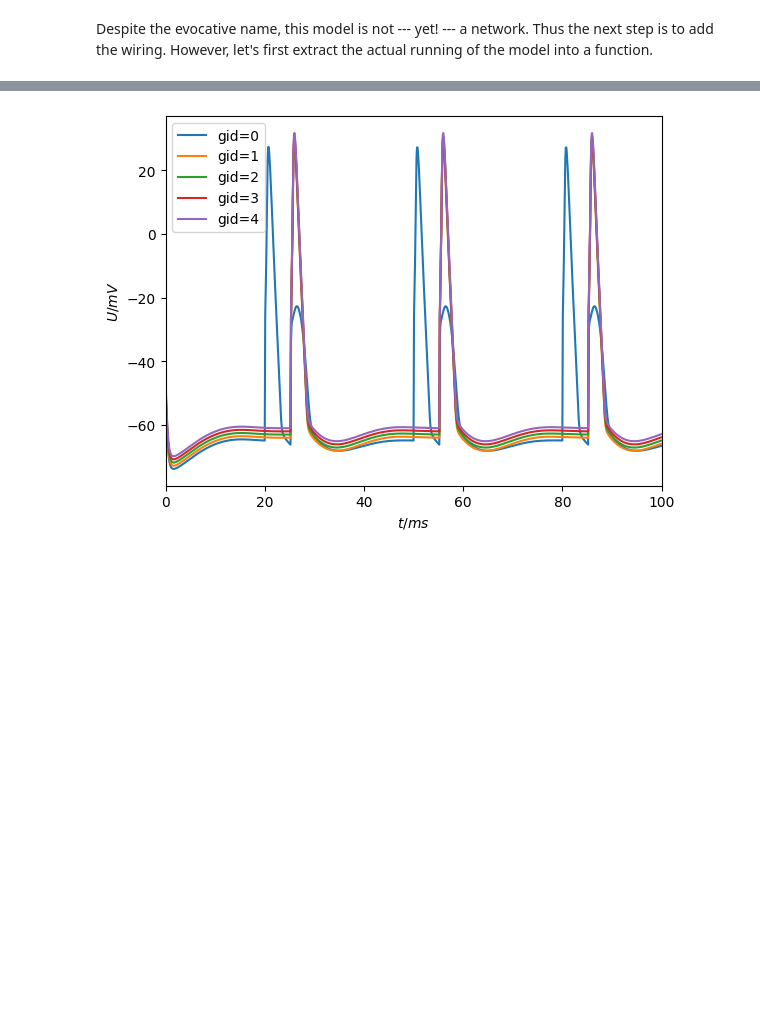
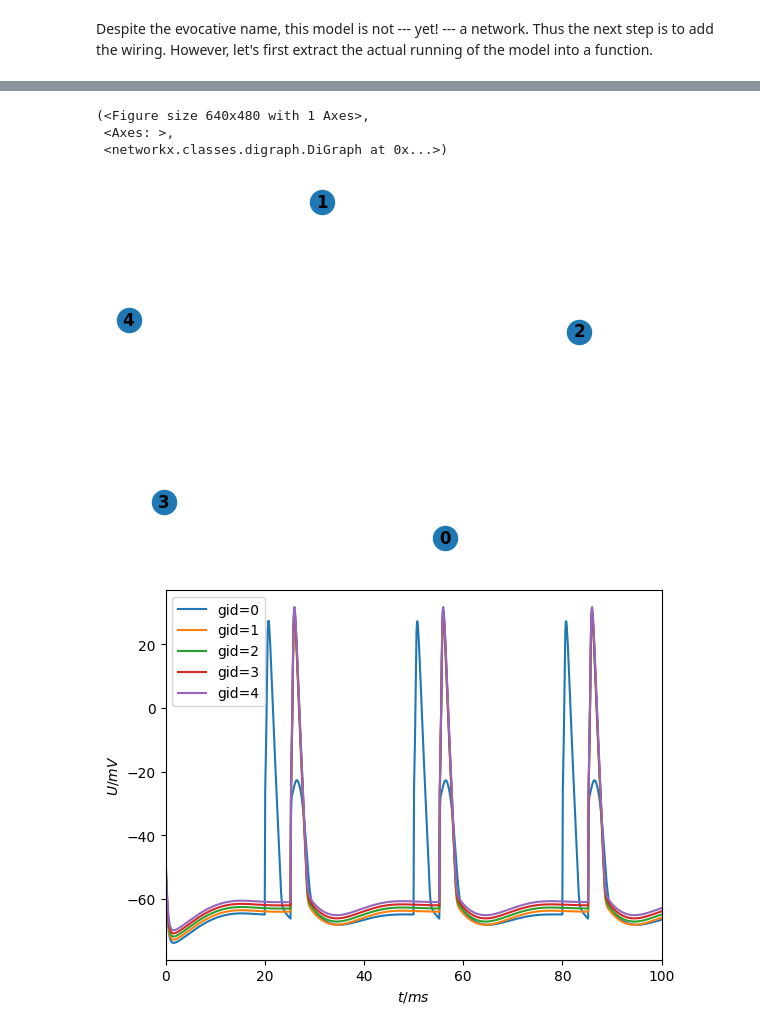
Before and after one commit to thorstenhater/arbor-tutorial, a Jupyter notebook: arbor-tutorial.ipynb, the cells around one changed output, grey strips where cells are left out. Cells and saved outputs as stored; diff of their text form; code cells hidden in the pictures; blank space fills up the shorter version.

```diff
--- a/arbor-tutorial.ipynb
+++ b/arbor-tutorial.ipynb
@@ -305,3 +353,13 @@ def run_recipe(rec, T=100):
+# %%
+def render_network(rec):
+    g = nx.DiGraph()
+    for gid in range(rec.num_cells()):
+        g.add_node(gid)
+        for conn in rec.connections_on(gid):
+            g.add_edge(conn.source.gid, gid)
+    fg, ax = plt.subplots()
+    nx.draw(g, with_labels=True, font_weight='bold')
+    return fg, ax, g
 # %%
 fg, ax = run_recipe(rec)
 # %% [output]
@@ -313,3 +372,10 @@ Now we'll extend the recipe by good ol' fashioned object oriented programming an
+# %%
+render_network(rec)
+# %% [output]
+(<Figure size 640x480 with 1 Axes>,
+ <Axes: >,
+ <networkx.classes.digraph.DiGraph at 0x...>)
+[figure, added]
 # %%
 # ring is everything n_cells is, with some extensions
 class ring(n_cells):
```
Also changed, not shown: parts of 21 cells of this notebook.
